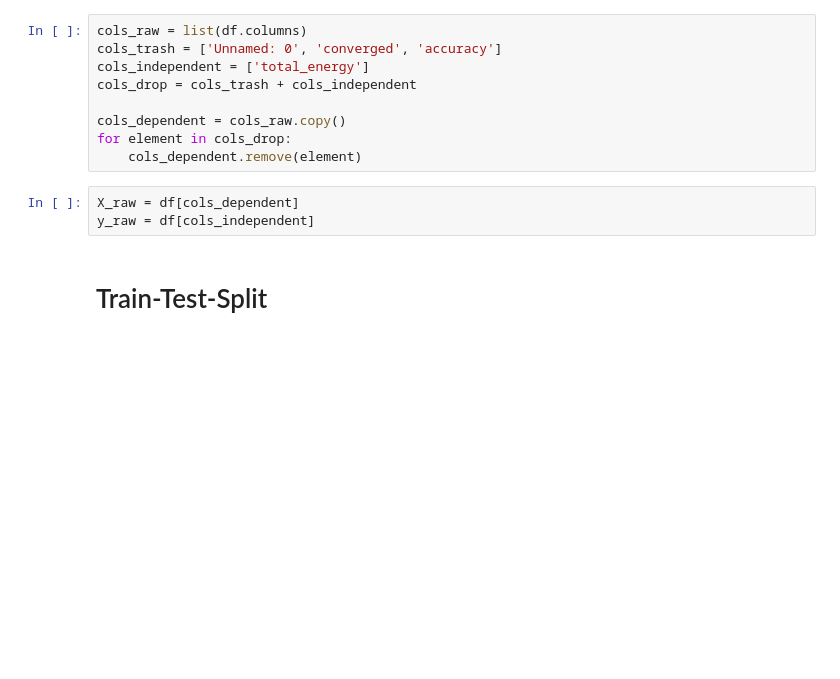
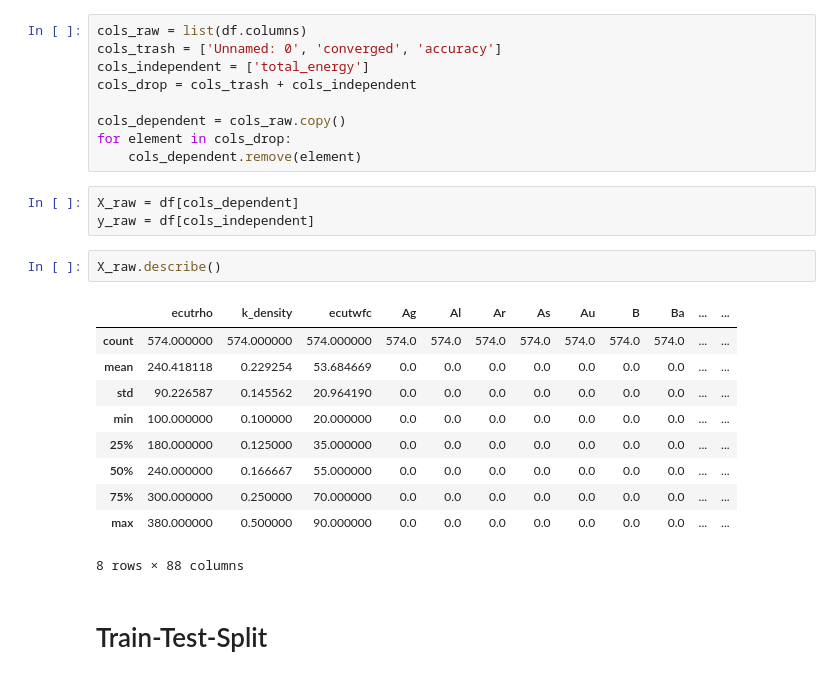
Before and after one commit to CS-433/ml-project-2-aiidalearn, a Jupyter notebook: code/simple_regression/toy_regression.ipynb, the cells around one changed output. Drawn from its saved outputs; the diff is of its cells as text; blank space fills up the shorter version.

```diff
--- a/code/simple_regression/toy_regression.ipynb
+++ b/code/simple_regression/toy_regression.ipynb
@@ -27,6 +27,19 @@ for element in cols_drop:
 # %%
 X_raw = df[cols_dependent]
 y_raw = df[cols_independent]
+# %%
+X_raw.describe()
+# %% [output]
+|  | ecutrho | k_density | ecutwfc | Ag | Al | Ar | As | Au | B | Ba | ... | ... |
+| count | 574.000000 | 574.000000 | 574.000000 | 574.0 | 574.0 | 574.0 | 574.0 | 574.0 | 574.0 | 574.0 | ... | ... |
+| mean | 240.418118 | 0.229254 | 53.684669 | 0.0 | 0.0 | 0.0 | 0.0 | 0.0 | 0.0 | 0.0 | ... | ... |
+| std | 90.226587 | 0.145562 | 20.964190 | 0.0 | 0.0 | 0.0 | 0.0 | 0.0 | 0.0 | 0.0 | ... | ... |
+| min | 100.000000 | 0.100000 | 20.000000 | 0.0 | 0.0 | 0.0 | 0.0 | 0.0 | 0.0 | 0.0 | ... | ... |
+| 25% | 180.000000 | 0.125000 | 35.000000 | 0.0 | 0.0 | 0.0 | 0.0 | 0.0 | 0.0 | 0.0 | ... | ... |
+| 50% | 240.000000 | 0.166667 | 55.000000 | 0.0 | 0.0 | 0.0 | 0.0 | 0.0 | 0.0 | 0.0 | ... | ... |
+| 75% | 300.000000 | 0.250000 | 70.000000 | 0.0 | 0.0 | 0.0 | 0.0 | 0.0 | 0.0 | 0.0 | ... | ... |
+| max | 380.000000 | 0.500000 | 90.000000 | 0.0 | 0.0 | 0.0 | 0.0 | 0.0 | 0.0 | 0.0 | ... | ... |
+8 rows × 88 columns
 # %% [markdown]
 # Train-Test-Split
 # %%
```
Also changed, not shown: parts of 5 cells of this notebook, 5 other files.
